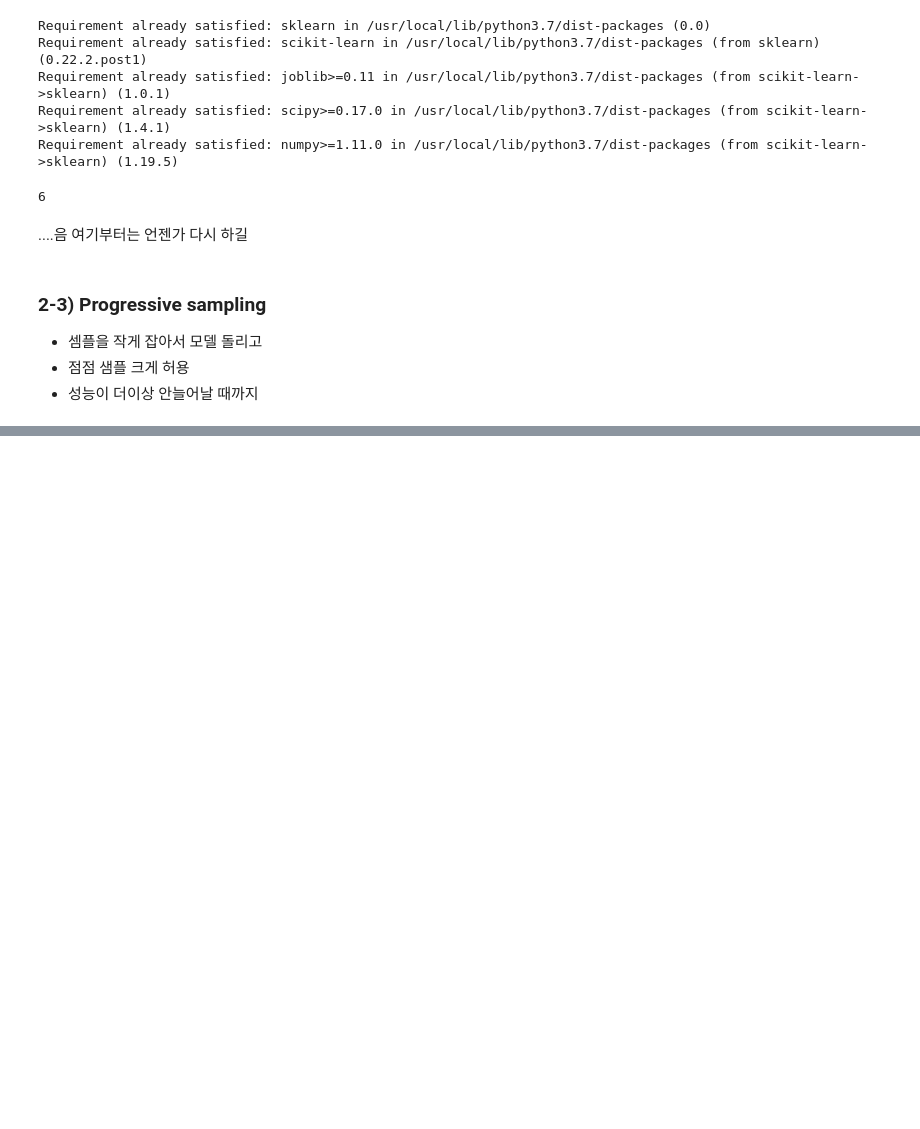
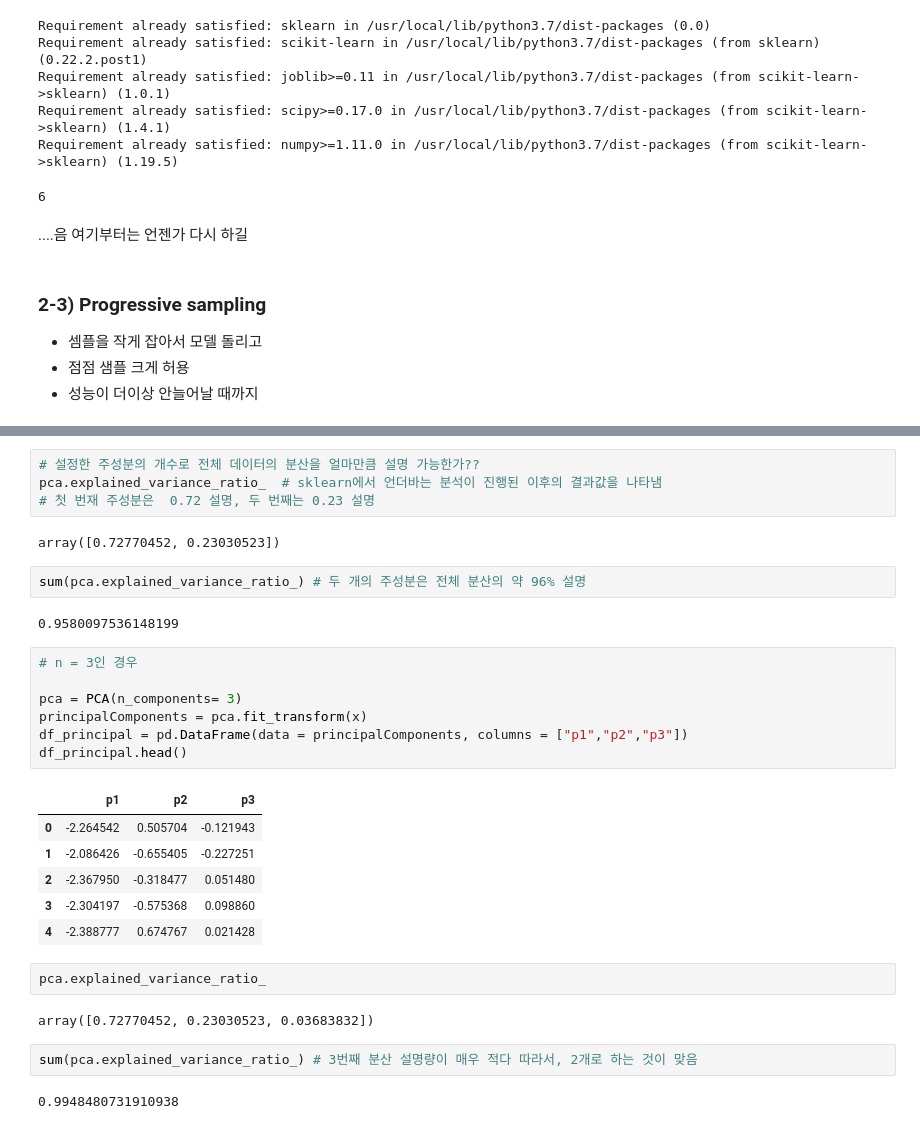
Before and after one commit to handhak0/TIL, a Jupyter notebook: DataMining/00.Data/03_Data_Quality.ipynb, the cells around one changed output, grey strips where cells are left out. Cells and saved outputs as stored; diff of their text form; blank space fills up the shorter version.

```diff
--- a/DataMining/00.Data/03_Data_Quality.ipynb
+++ b/DataMining/00.Data/03_Data_Quality.ipynb
@@ -301,0 +362,32 @@ Requirement already satisfied: numpy>=1.11.0 in /usr/local/lib/python3.7/dist-pa
+# %%
+# 설정한 주성분의 개수로 전체 데이터의 분산을 얼마만큼 설명 가능한가??
+pca.explained_variance_ratio_  # sklearn에서 언더바는 분석이 진행된 이후의 결과값을 나타냄
+# 첫 번재 주성분은  0.72 설명, 두 번째는 0.23 설명
+# %% [output]
+array([0.72770452, 0.23030523])
+# %%
+sum(pca.explained_variance_ratio_) # 두 개의 주성분은 전체 분산의 약 96% 설명
+# %% [output]
+0.9580097536148199
+# %%
+# n = 3인 경우
+
+pca = PCA(n_components= 3)
+principalComponents = pca.fit_transform(x)
+df_principal = pd.DataFrame(data = principalComponents, columns = ["p1","p2","p3"])
+df_principal.head()
+# %% [output]
+|  | p1 | p2 | p3 |
+| 0 | -2.264542 | 0.505704 | -0.121943 |
+| 1 | -2.086426 | -0.655405 | -0.227251 |
+| 2 | -2.367950 | -0.318477 | 0.051480 |
+| 3 | -2.304197 | -0.575368 | 0.098860 |
+| 4 | -2.388777 | 0.674767 | 0.021428 |
+# %%
+pca.explained_variance_ratio_
+# %% [output]
+array([0.72770452, 0.23030523, 0.03683832])
+# %%
+sum(pca.explained_variance_ratio_) # 3번째 분산 설명량이 매우 적다 따라서, 2개로 하는 것이 맞음
+# %% [output]
+0.9948480731910938
```
Also changed, not shown: parts of 38 cells of this notebook, 2 other files.
